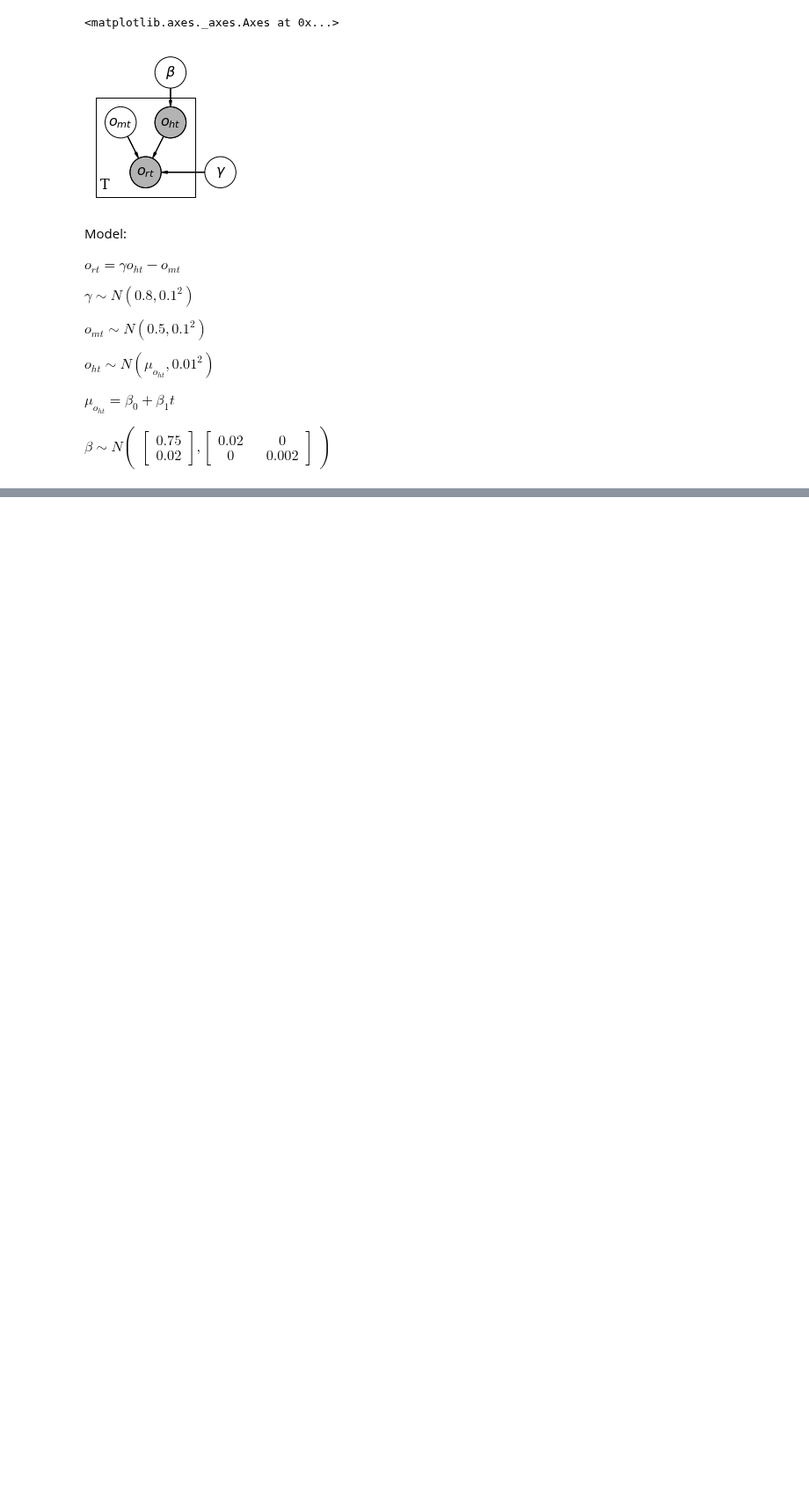
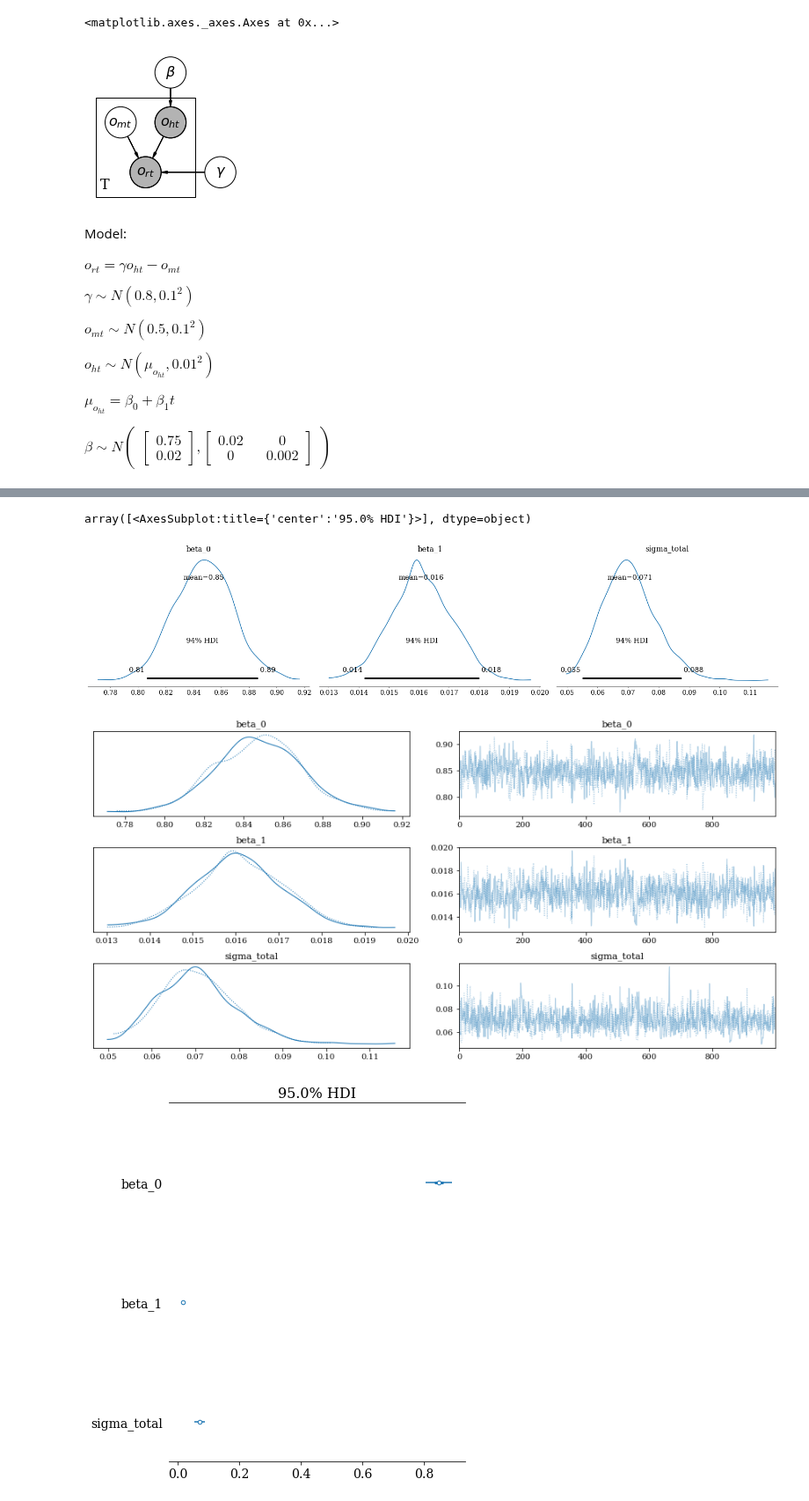
Before and after one commit to AnttiHaerkoenen/vyborg_orthodox, a Jupyter notebook: notebooks/missing_orthodox.ipynb, the cells around one changed output, grey strips where cells are left out. Shown at 88% size. Saved outputs shown, nothing was run; the diff lists cells and outputs as text; code cells hidden in the pictures; blank space fills up the shorter version.

```diff
--- a/notebooks/missing_orthodox.ipynb
+++ b/notebooks/missing_orthodox.ipynb
@@ -189,0 +154,60 @@ TypeError: Wrong number of dimensions: expected 0, got 1 with shape (2,).
+# %%
+import pymc3 as pm
+import arviz as az
+import matplotlib.pyplot as plt
+
+data_pm = data.iloc[:-3,]
+standard = 15_000
+data_pm = data_pm / standard
+data_pm['t'] = data_pm.index - 1880
+
+# with pm.Model() as model:
+#     beta_mu = np.stack([0.85, 0.1])
+#     beta_cov = np.diag([0.01, 0.01])
+#     beta = pm.MvNormal("theta", mu=beta_mu, cov=beta_cov, shape=(1, 2))
+#     mu_total = beta[0, 0] + beta[0, 1] * data_pm.t
+#     # tau_total = pm.Exponential('tau_total', 0.01)
+#     tau_total = 1
+#     total = pm.Normal(
+#         "total",
+#         mu=mu_total,
+#         tau=tau_total,
+#         observed=data.register_total,
+#     )
+#     trace = pm.sample(1000, tune=2000, init="advi+adapt_diag")
+#     prior = pm.sample_prior_predictive()
+#     posterior = pm.sample()
+#     posterior_pred = pm.sample_posterior_predictive(posterior)
+
+with pm.Model() as model:
+    n, _ = data_pm.shape
+    beta_0 = pm.Normal("beta_0", mu=0.9, sigma=0.1)
+    beta_1 = pm.Normal("beta_1", mu=0.015, sigma=0.1)
+    idx = np.arange(n-1)
+    cov_e = np.diag(np.repeat(20, n))
+    sigma_total = pm.Exponential("sigma_total", 1/0.1)
+    mu_total = beta_0 + beta_1 * data_pm.t
+    likelihood = pm.Normal(
+        "total",
+        mu=mu_total,
+        sigma=sigma_total,
+        observed=data_pm.register_total,
+    )
+    trace = pm.sample(1000, tune=2000, init="advi+adapt_diag")
+    prior = pm.sample_prior_predictive()
+    posterior = pm.sample()
+    posterior_pred = pm.sample_posterior_predictive(posterior)
+
+# with pm.Model() as model:
+#     pm.glm.GLM.from_formula(
+#         'register_total ~ t',
+#         family=pm.glm.families.Normal(),
+#         data=data_pm,
+#     )
+#     posterior = pm.sample()
+#     posterior_pred = pm.sample_posterior_predictive(posterior)
+
+az.plot_posterior(posterior)
+az.plot_trace(posterior)
+az.plot_forest(posterior, combined=True, hdi_prob=0.95)
+# %% [output]
@@ -190 +230,5 @@ TypeError: Wrong number of dimensions: expected 0, got 1 with shape (2,).
+array([<AxesSubplot:title={'center':'95.0% HDI'}>], dtype=object)
+[figure, added]
+[figure, added]
+[figure, added]
 # %%
```
Also changed, not shown: parts of 6 cells of this notebook.
